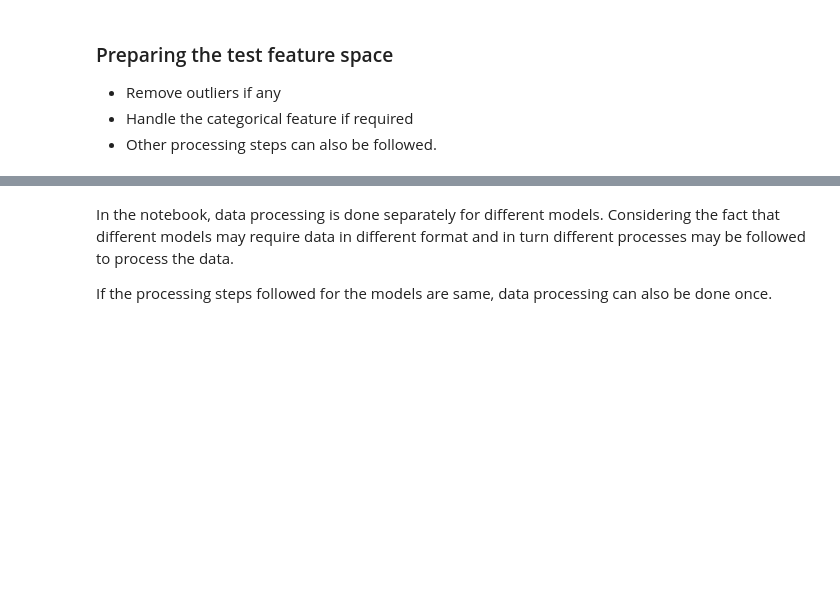
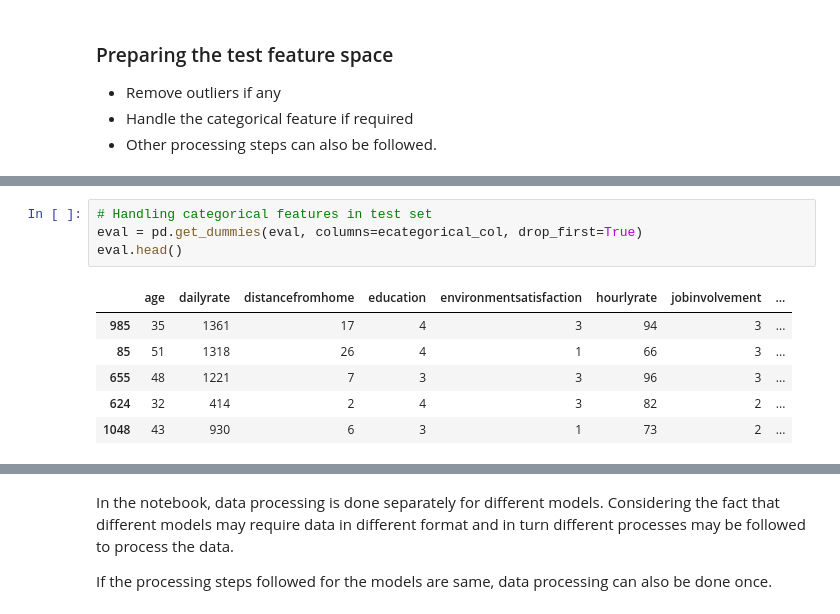
Before and after one commit to Shrutiba/iisc_cds, a Jupyter notebook: M2_MP4_NB_Employee_Attrition_Prediction.ipynb, the cells around one changed output, grey strips where cells are left out. Saved outputs shown, nothing was run; the diff lists cells and outputs as text; blank space fills up the shorter version.

```diff
--- a/M2_MP4_NB_Employee_Attrition_Prediction.ipynb
+++ b/M2_MP4_NB_Employee_Attrition_Prediction.ipynb
@@ -473,0 +468,11 @@ Comment on the observations made with the pairplot and heatmap
+# %%
+# Handling categorical features in test set
+eval = pd.get_dummies(eval, columns=ecategorical_col, drop_first=True)
+eval.head()
+# %% [output]
+|  | age | dailyrate | distancefromhome | education | environmentsatisfaction | hourlyrate | jobinvolvement | ... |
+| 985 | 35 | 1361 | 17 | 4 | 3 | 94 | 3 | ... |
+| 85 | 51 | 1318 | 26 | 4 | 1 | 66 | 3 | ... |
+| 655 | 48 | 1221 | 7 | 3 | 3 | 96 | 3 | ... |
+| 624 | 32 | 414 | 2 | 4 | 3 | 82 | 2 | ... |
+| 1048 | 43 | 930 | 6 | 3 | 1 | 73 | 2 | ... |
```
Also changed, not shown: parts of 47 cells of this notebook.
